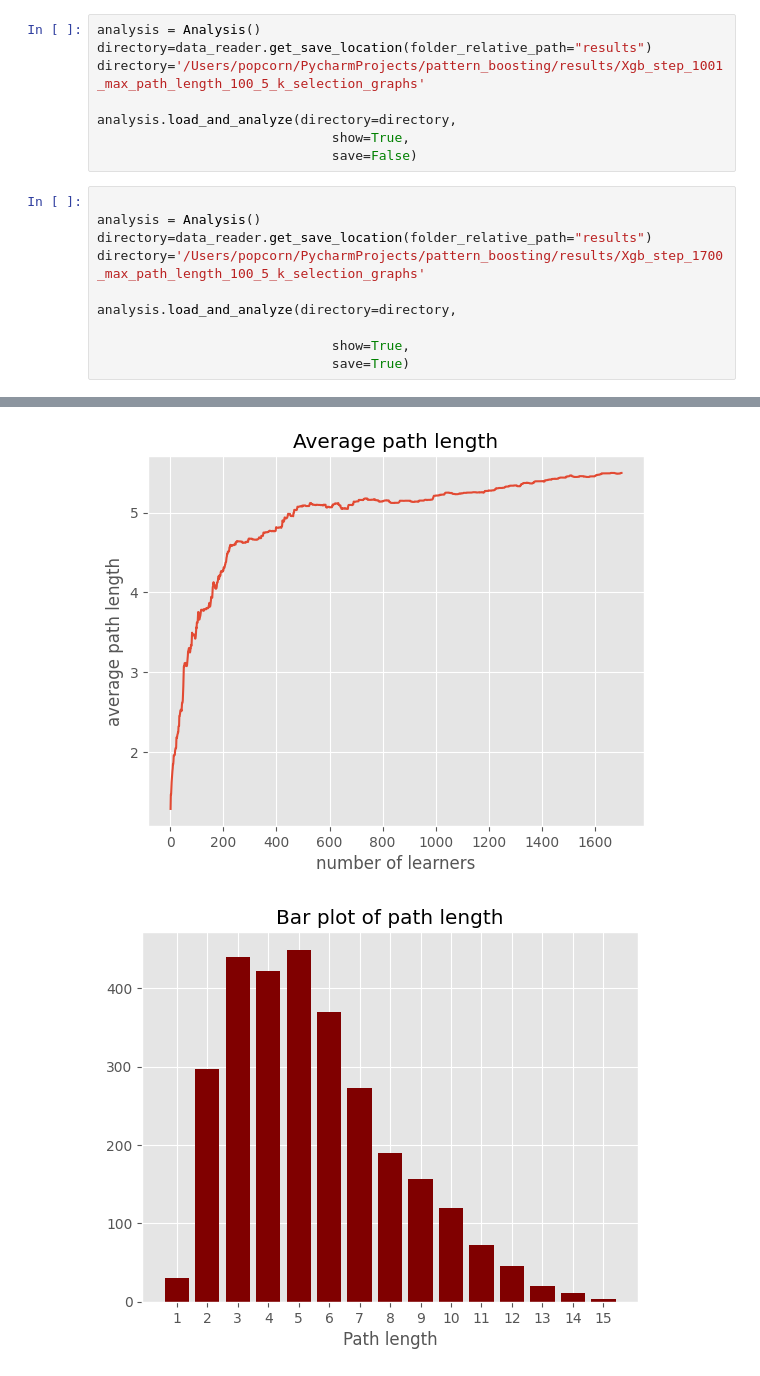
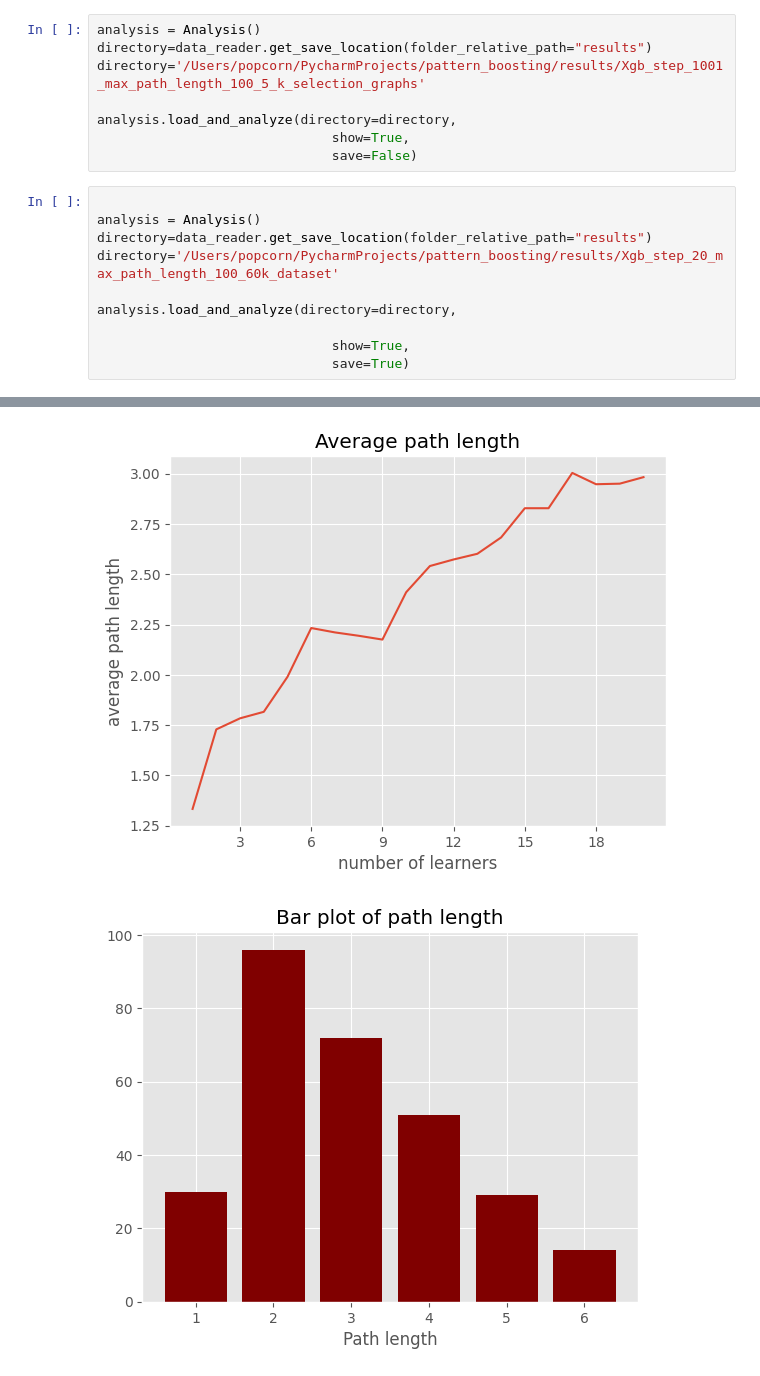
Before and after one commit to Claudio-Me/Path-Boosting-Public, a Jupyter notebook: my_analysis.ipynb, the cells around one changed output, grey strips where cells are left out. Saved outputs shown, nothing was run; the diff lists cells and outputs as text.

Commit message:
fixed bug in graph selections

```diff
--- a/my_analysis.ipynb
+++ b/my_analysis.ipynb
@@ -187,7 +187,7 @@ analysis.load_and_analyze(directory=directory,
 
 analysis = Analysis()
 directory=data_reader.get_save_location(folder_relative_path="results")
-directory='/Users/popcorn/PycharmProjects/pattern_boosting/results/Xgb_step_1700_max_path_length_100_5_k_selection_graphs'
+directory='/Users/popcorn/PycharmProjects/pattern_boosting/results/Xgb_step_20_max_path_length_100_60k_dataset'
 
 analysis.load_and_analyze(directory=directory,
 
@@ -206,2 +200,2 @@ TAIL:    3800
-[figure, old version]
+[figure, new version]
-[figure, old version]
+[figure, new version]
```
Also changed, not shown: parts of 1 cell of this notebook, 3 other files.
